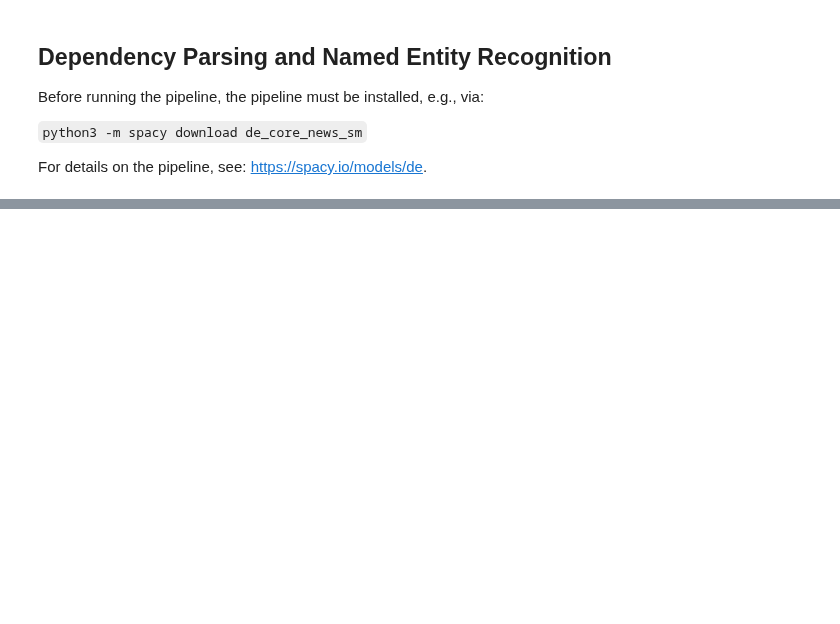
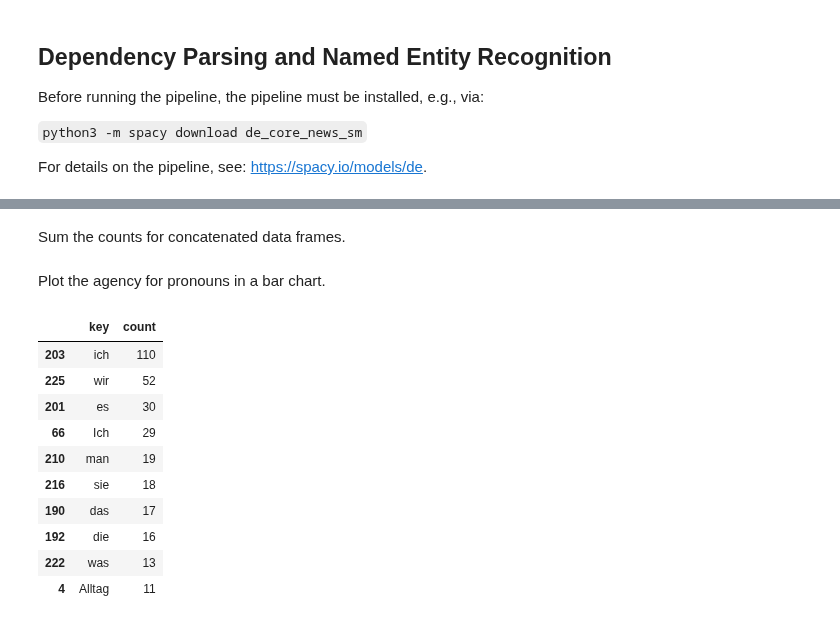
Before and after one commit to navigating-stories/notebooks, a Jupyter notebook: ger_nlp_test.ipynb, the cells around one changed output, grey strips where cells are left out. Cells and saved outputs as stored; diff of their text form; code cells hidden in the pictures; blank space fills up the shorter version.

```diff
--- a/ger_nlp_test.ipynb
+++ b/ger_nlp_test.ipynb
@@ -106,12 +131,8 @@ print(nlp_analysis)
 # From danlp_test notebook
 
 def show_results(results_dict):
-    results_df = pd.DataFrame([{ "key": key, "count": results_dict[key], "best value": ""}
+    results_df = pd.DataFrame([{ "key": key, "count": results_dict[key]}
                                for key in sorted(results_dict, key=lambda k: results_dict[k], reverse=True)])
-    best_keys = get_best_keys(results_df)
-    for i, row in results_df.iterrows():
-        if row["key"] in best_keys:
-            results_df.at[i, "best value"] = "yes"
     return results_df
 # %%
 # From danlp_test notebook
@@ -137,7 +158,7 @@ def get_best_keys(results_df):
 def get_actors(nlp_table_df):
     actors = {}
     for i, row in nlp_table_df.iterrows():
-        if row["dep"] == "sb":
+        if row["dep"] == "sb" and re.search("[a-zA-Z]", row["text"]):
             actor = row["text"]
         else:
             actor = ""
@@ -223,0 +212,19 @@ show_results(get_locations(nlp_analysis)).loc[:9]
+# %%
+def concatenate_results(docs, fun):
+    df_list = []
+    for i, doc in enumerate(docs):
+        df_list.append(show_results(fun(print_results(doc))).assign(id = i+1))
+
+    return pd.concat(df_list)
+# %% [markdown]
+Sum the counts for concatenated data frames.
+# %%
+def show_top_keys(count_df_list):
+    top_keys = (count_df_list
+          .groupby(["key"], as_index = False)
+          .agg(count = ("count", sum))
+          .sort_values(by = ["count"], ascending = False)
+          .head(10)
+    )
+
+    return top_keys
@@ -223,0 +238,2 @@ show_results(get_locations(nlp_analysis)).loc[:9]
+# %% [markdown]
+Plot the agency for pronouns in a bar chart.
@@ -223,0 +257,16 @@ show_results(get_locations(nlp_analysis)).loc[:9]
+# %%
+# Show top actors from all stories
+
+show_top_keys(concatenate_results(processed_docs, get_actors))
+# %% [output]
+|  | key | count |
+| 203 | ich | 110 |
+| 225 | wir | 52 |
+| 201 | es | 30 |
+| 66 | Ich | 29 |
+| 210 | man | 19 |
+| 216 | sie | 18 |
+| 190 | das | 17 |
+| 192 | die | 16 |
+| 222 | was | 13 |
+| 4 | Alltag | 11 |
```
Also changed, not shown: parts of 28 cells of this notebook.
